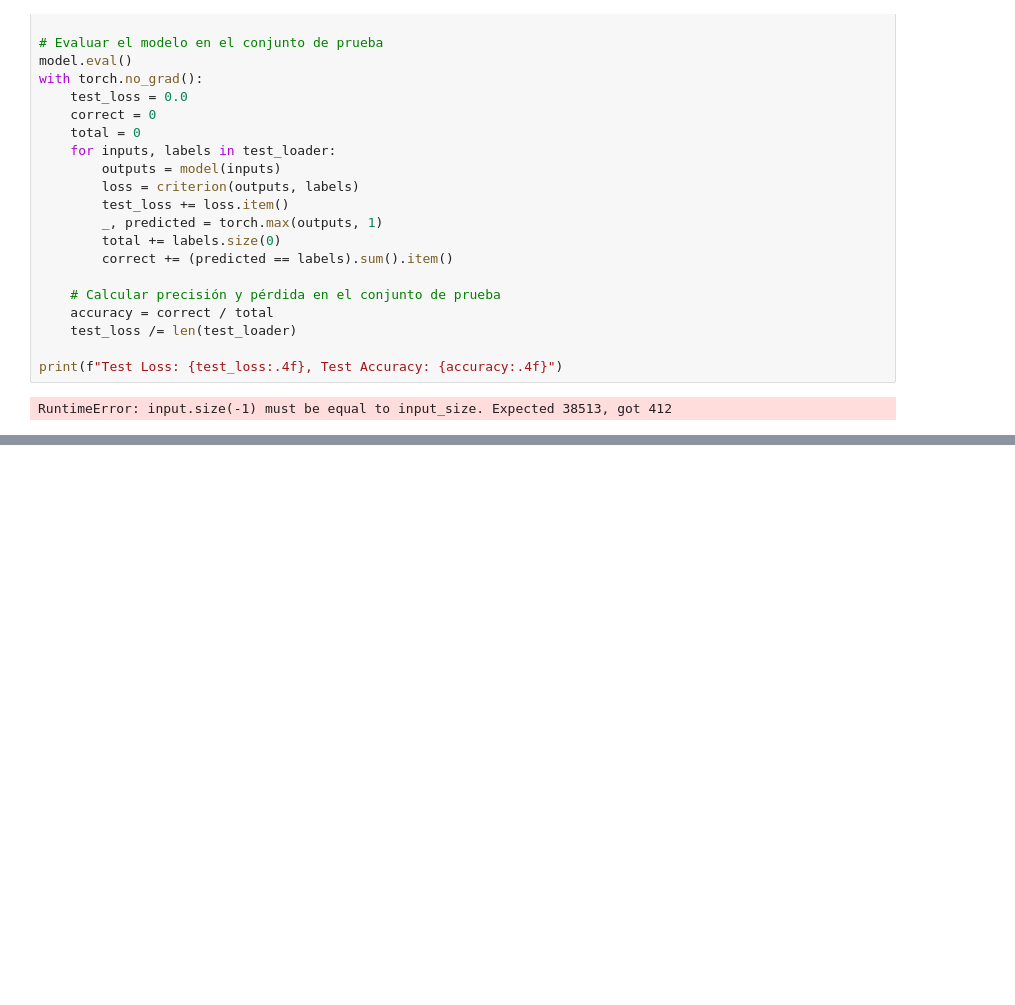
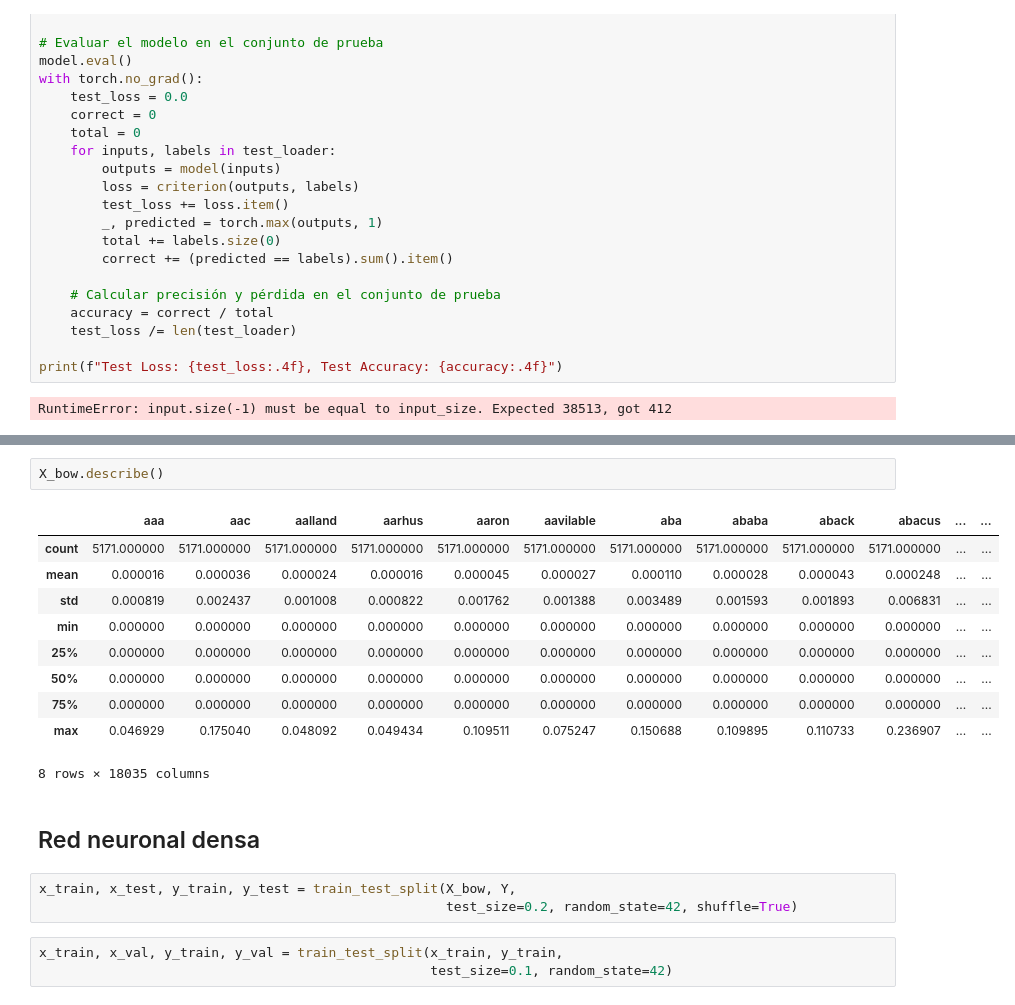
Before and after one commit to CanoPablo/Deep_Learning, a Jupyter notebook: Reto_III.ipynb, the cells around one changed output, grey strips where cells are left out. Drawn from its saved outputs; the diff is of its cells as text; blank space fills up the shorter version.

```diff
--- a/Reto_III.ipynb
+++ b/Reto_III.ipynb
@@ -684,0 +733,21 @@ RuntimeError: input.size(-1) must be equal to input_size. Expected 38513, got 41
+# %%
+X_bow.describe()
+# %% [output]
+|  | aaa | aac | aalland | aarhus | aaron | aavilable | aba | ababa | aback | abacus | ... | ... |
+| count | 5171.000000 | 5171.000000 | 5171.000000 | 5171.000000 | 5171.000000 | 5171.000000 | 5171.000000 | 5171.000000 | 5171.000000 | 5171.000000 | ... | ... |
+| mean | 0.000016 | 0.000036 | 0.000024 | 0.000016 | 0.000045 | 0.000027 | 0.000110 | 0.000028 | 0.000043 | 0.000248 | ... | ... |
+| std | 0.000819 | 0.002437 | 0.001008 | 0.000822 | 0.001762 | 0.001388 | 0.003489 | 0.001593 | 0.001893 | 0.006831 | ... | ... |
+| min | 0.000000 | 0.000000 | 0.000000 | 0.000000 | 0.000000 | 0.000000 | 0.000000 | 0.000000 | 0.000000 | 0.000000 | ... | ... |
+| 25% | 0.000000 | 0.000000 | 0.000000 | 0.000000 | 0.000000 | 0.000000 | 0.000000 | 0.000000 | 0.000000 | 0.000000 | ... | ... |
+| 50% | 0.000000 | 0.000000 | 0.000000 | 0.000000 | 0.000000 | 0.000000 | 0.000000 | 0.000000 | 0.000000 | 0.000000 | ... | ... |
+| 75% | 0.000000 | 0.000000 | 0.000000 | 0.000000 | 0.000000 | 0.000000 | 0.000000 | 0.000000 | 0.000000 | 0.000000 | ... | ... |
+| max | 0.046929 | 0.175040 | 0.048092 | 0.049434 | 0.109511 | 0.075247 | 0.150688 | 0.109895 | 0.110733 | 0.236907 | ... | ... |
+8 rows × 18035 columns
+# %% [markdown]
+## Red neuronal densa
+# %%
+x_train, x_test, y_train, y_test = train_test_split(X_bow, Y,
+                                                    test_size=0.2, random_state=42, shuffle=True)
+# %%
+x_train, x_val, y_train, y_val = train_test_split(x_train, y_train,
+                                                  test_size=0.1, random_state=42)
```
Also changed, not shown: parts of 21 cells of this notebook.
